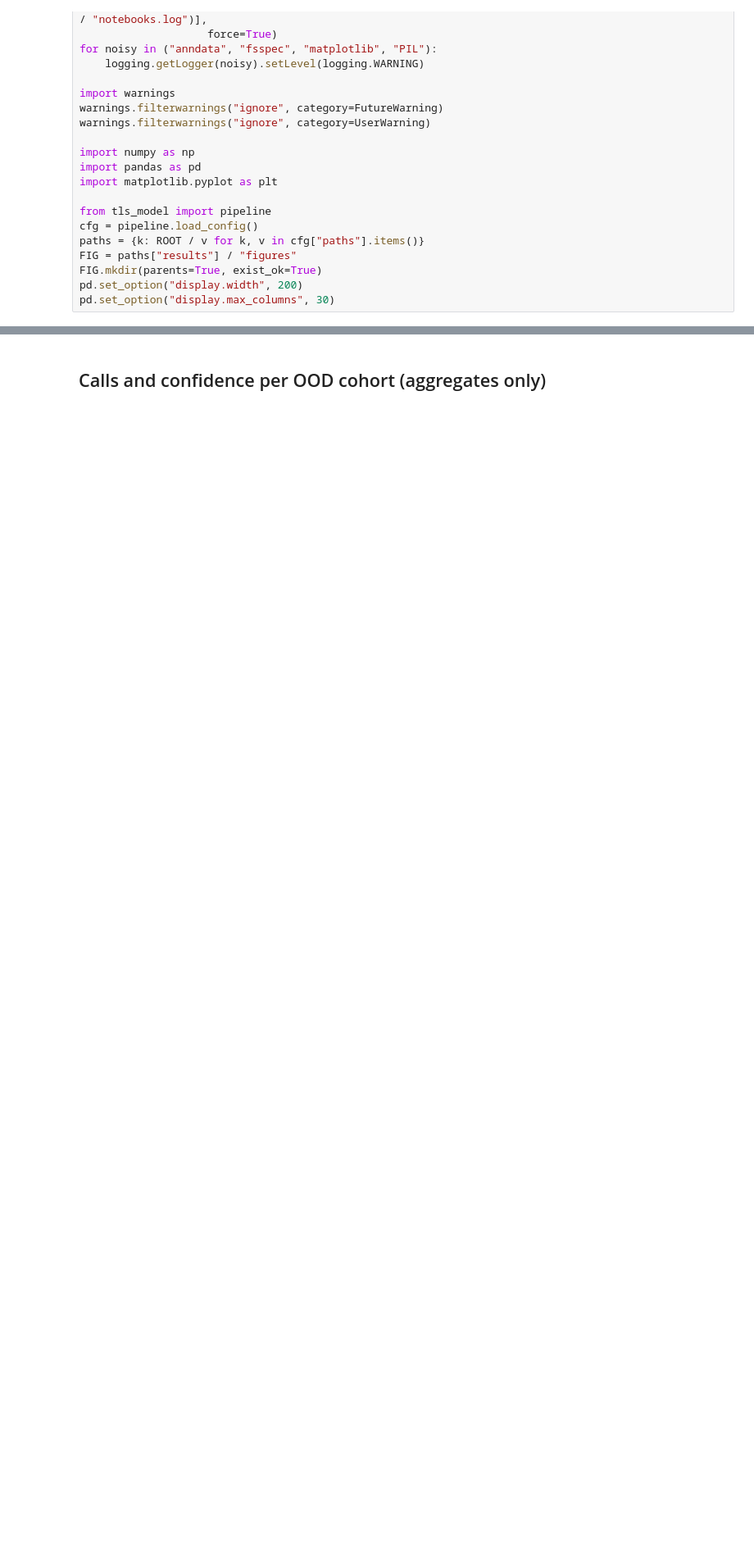
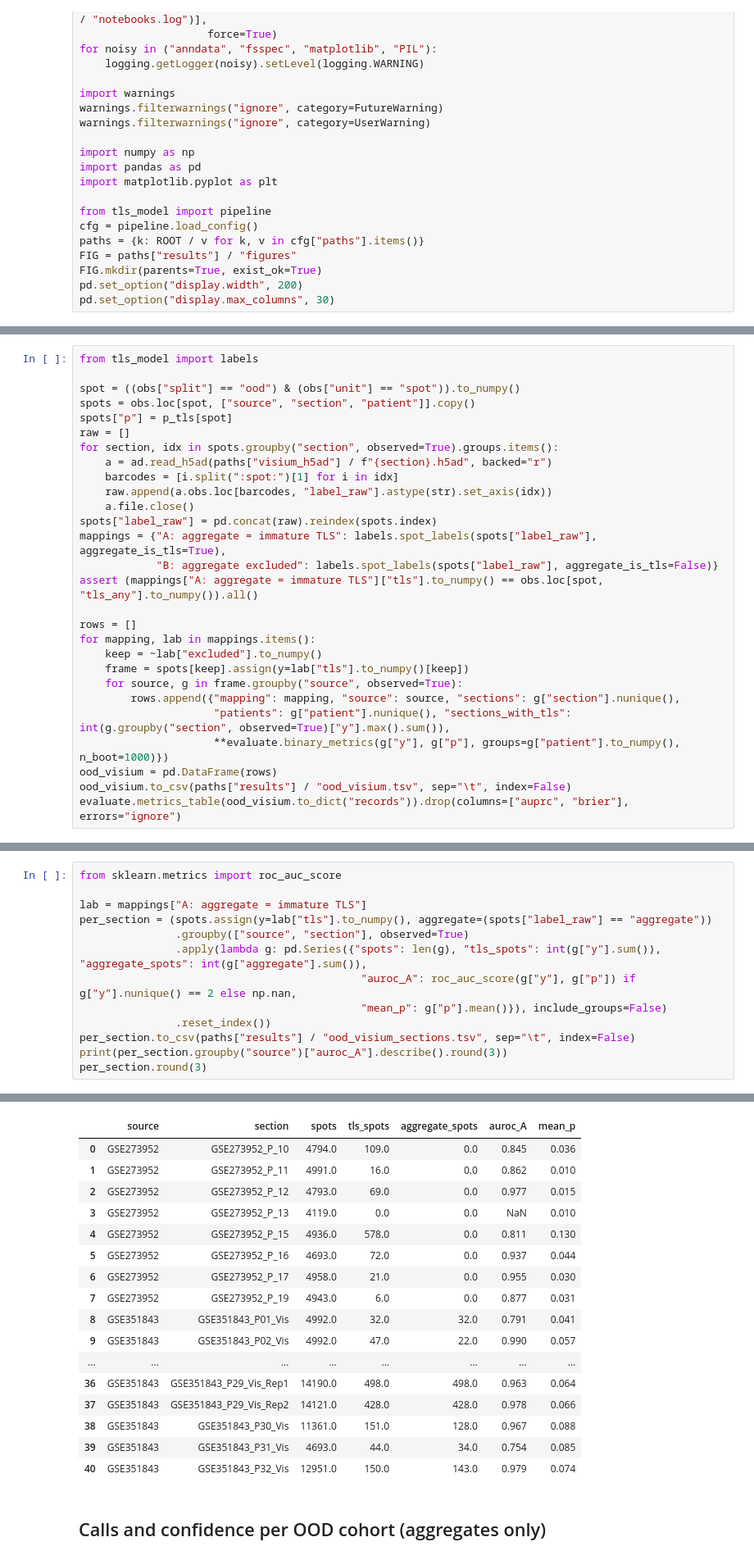
Before and after one commit to onion-42/tls-spatial-bulk, a Jupyter notebook: notebooks/04_predict_ood.ipynb, the cells around one changed output, grey strips where cells are left out. Shown at 82% size. Cells and saved outputs as stored; diff of their text form; blank space fills up the shorter version.

```diff
--- a/notebooks/04_predict_ood.ipynb
+++ b/notebooks/04_predict_ood.ipynb
@@ -66,0 +80,28 @@ evaluate.metrics_table(ood.to_dict("records"))
+# %%
+from tls_model import labels
+
+spot = ((obs["split"] == "ood") & (obs["unit"] == "spot")).to_numpy()
+spots = obs.loc[spot, ["source", "section", "patient"]].copy()
+spots["p"] = p_tls[spot]
+raw = []
+for section, idx in spots.groupby("section", observed=True).groups.items():
+    a = ad.read_h5ad(paths["visium_h5ad"] / f"{section}.h5ad", backed="r")
+    barcodes = [i.split(":spot:")[1] for i in idx]
+    raw.append(a.obs.loc[barcodes, "label_raw"].astype(str).set_axis(idx))
+    a.file.close()
+spots["label_raw"] = pd.concat(raw).reindex(spots.index)
+mappings = {"A: aggregate = immature TLS": labels.spot_labels(spots["label_raw"], aggregate_is_tls=True),
+            "B: aggregate excluded": labels.spot_labels(spots["label_raw"], aggregate_is_tls=False)}
+assert (mappings["A: aggregate = immature TLS"]["tls"].to_numpy() == obs.loc[spot, "tls_any"].to_numpy()).all()
+
+rows = []
+for mapping, lab in mappings.items():
+    keep = ~lab["excluded"].to_numpy()
+    frame = spots[keep].assign(y=lab["tls"].to_numpy()[keep])
+    for source, g in frame.groupby("source", observed=True):
+        rows.append({"mapping": mapping, "source": source, "sections": g["section"].nunique(),
+                     "patients": g["patient"].nunique(), "sections_with_tls": int(g.groupby("section", observed=True)["y"].max().sum()),
+                     **evaluate.binary_metrics(g["y"], g["p"], groups=g["patient"].to_numpy(), n_boot=1000)})
+ood_visium = pd.DataFrame(rows)
+ood_visium.to_csv(paths["results"] / "ood_visium.tsv", sep="\t", index=False)
+evaluate.metrics_table(ood_visium.to_dict("records")).drop(columns=["auprc", "brier"], errors="ignore")
@@ -66,0 +114,14 @@ evaluate.metrics_table(ood.to_dict("records"))
+# %%
+from sklearn.metrics import roc_auc_score
+
+lab = mappings["A: aggregate = immature TLS"]
+per_section = (spots.assign(y=lab["tls"].to_numpy(), aggregate=(spots["label_raw"] == "aggregate"))
+               .groupby(["source", "section"], observed=True)
+               .apply(lambda g: pd.Series({"spots": len(g), "tls_spots": int(g["y"].sum()), "aggregate_spots": int(g["aggregate"].sum()),
+                                            "auroc_A": roc_auc_score(g["y"], g["p"]) if g["y"].nunique() == 2 else np.nan,
+                                            "mean_p": g["p"].mean()}), include_groups=False)
+               .reset_index())
+per_section.to_csv(paths["results"] / "ood_visium_sections.tsv", sep="\t", index=False)
+print(per_section.groupby("source")["auroc_A"].describe().round(3))
+per_section.round(3)
+# %% [output]
@@ -67,3 +140,20 @@ evaluate.metrics_table(ood.to_dict("records"))
+|  | source | section | spots | tls_spots | aggregate_spots | auroc_A | mean_p |
+| 0 | GSE273952 | GSE273952_P_10 | 4794.0 | 109.0 | 0.0 | 0.845 | 0.036 |
+| 1 | GSE273952 | GSE273952_P_11 | 4991.0 | 16.0 | 0.0 | 0.862 | 0.010 |
+| 2 | GSE273952 | GSE273952_P_12 | 4793.0 | 69.0 | 0.0 | 0.977 | 0.015 |
+| 3 | GSE273952 | GSE273952_P_13 | 4119.0 | 0.0 | 0.0 | NaN | 0.010 |
+| 4 | GSE273952 | GSE273952_P_15 | 4936.0 | 578.0 | 0.0 | 0.811 | 0.130 |
+| 5 | GSE273952 | GSE273952_P_16 | 4693.0 | 72.0 | 0.0 | 0.937 | 0.044 |
+| 6 | GSE273952 | GSE273952_P_17 | 4958.0 | 21.0 | 0.0 | 0.955 | 0.030 |
+| 7 | GSE273952 | GSE273952_P_19 | 4943.0 | 6.0 | 0.0 | 0.877 | 0.031 |
+| 8 | GSE351843 | GSE351843_P01_Vis | 4992.0 | 32.0 | 32.0 | 0.791 | 0.041 |
+| 9 | GSE351843 | GSE351843_P02_Vis | 4992.0 | 47.0 | 22.0 | 0.990 | 0.057 |
+| ... | ... | ... | ... | ... | ... | ... | ... |
+| 36 | GSE351843 | GSE351843_P29_Vis_Rep1 | 14190.0 | 498.0 | 498.0 | 0.963 | 0.064 |
+| 37 | GSE351843 | GSE351843_P29_Vis_Rep2 | 14121.0 | 428.0 | 428.0 | 0.978 | 0.066 |
+| 38 | GSE351843 | GSE351843_P30_Vis | 11361.0 | 151.0 | 128.0 | 0.967 | 0.088 |
+| 39 | GSE351843 | GSE351843_P31_Vis | 4693.0 | 44.0 | 34.0 | 0.754 | 0.085 |
+| 40 | GSE351843 | GSE351843_P32_Vis | 12951.0 | 150.0 | 143.0 | 0.979 | 0.074 |
 # %% [markdown]
 ## Calls and confidence per OOD cohort (aggregates only)
 # %%
```
Also changed, not shown: parts of 11 cells of this notebook, 39 other files.
